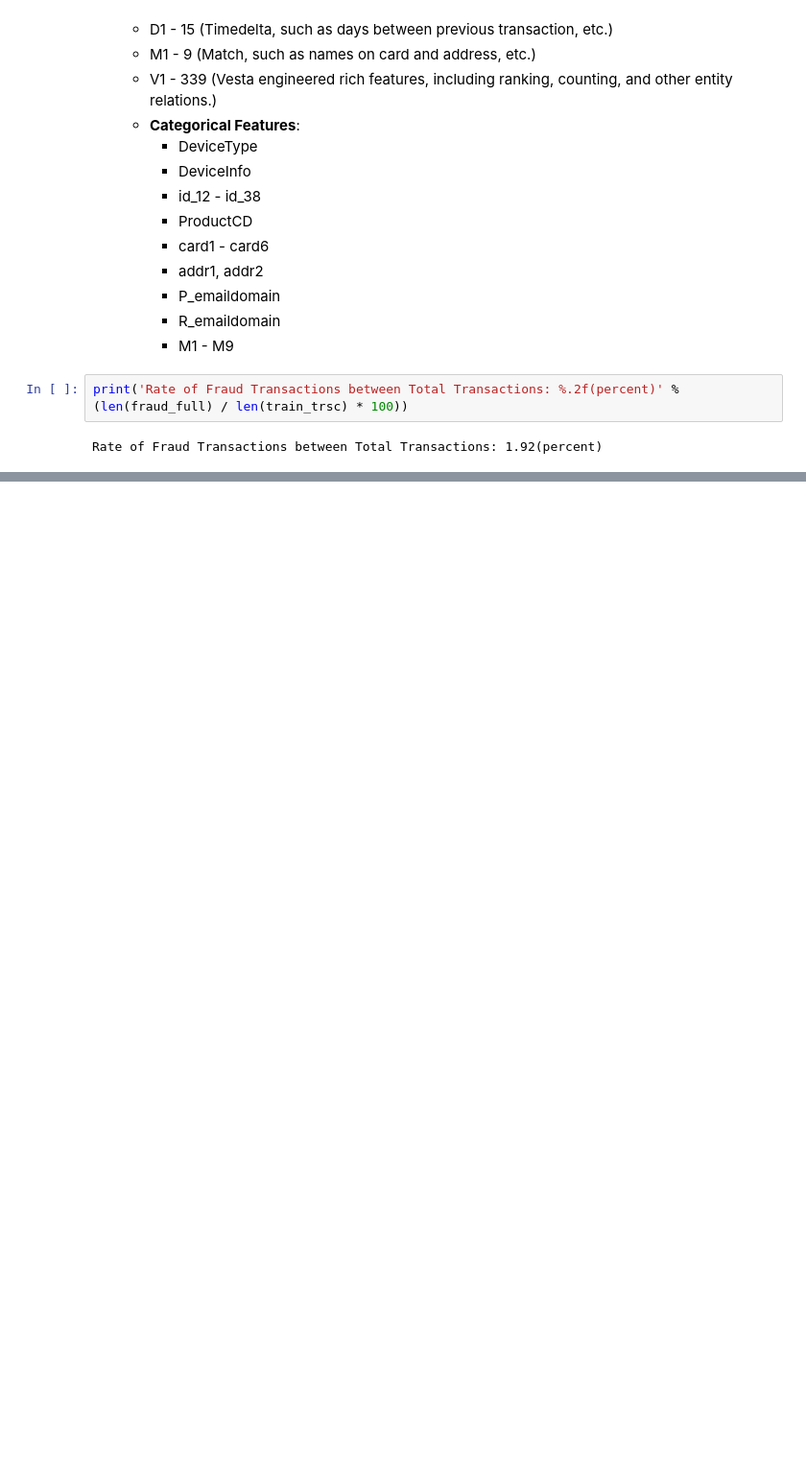
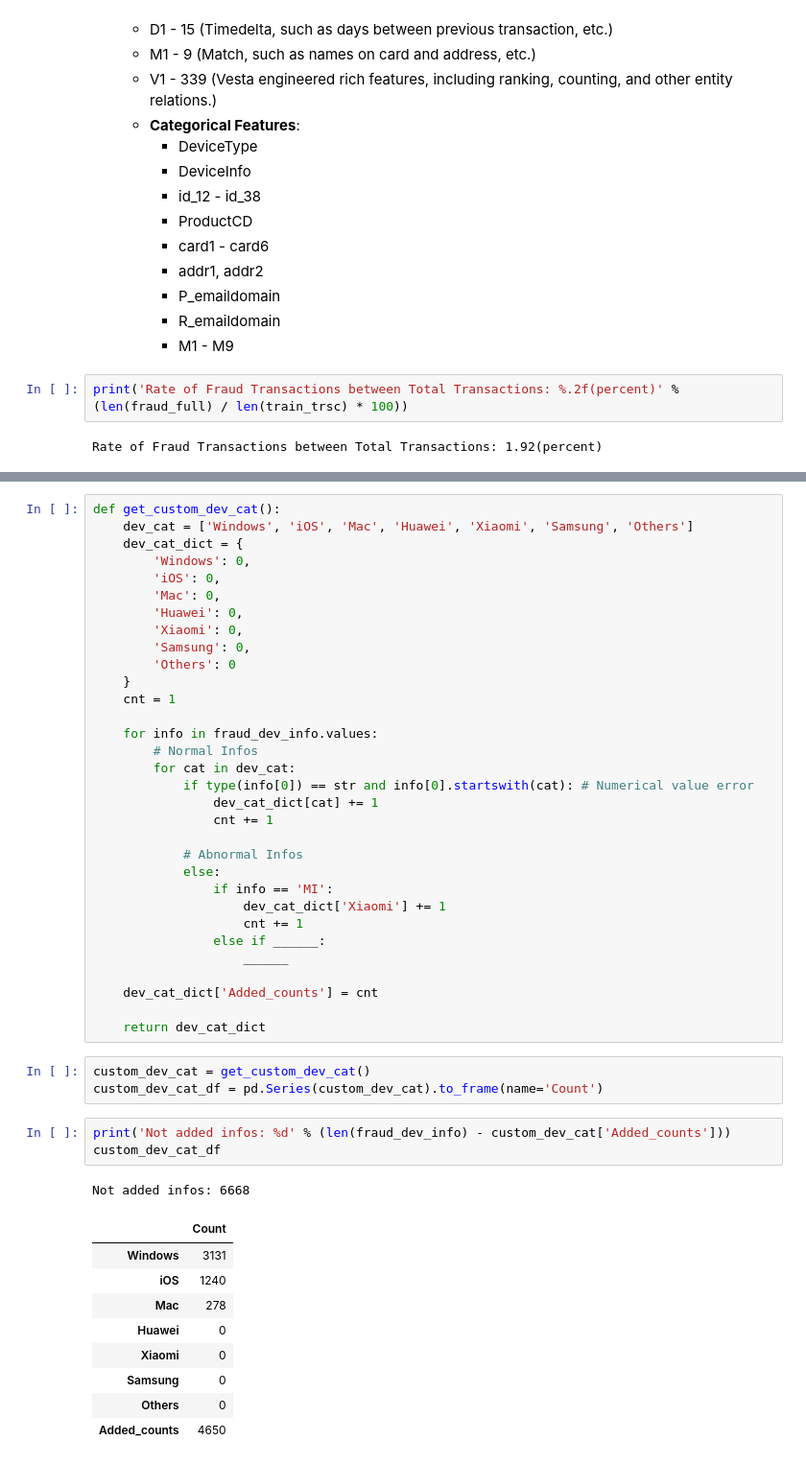
Before and after one commit to YI-Hongju/IEEE-CIS_Fraud_Detection, a Jupyter notebook: src/main.ipynb, the cells around one changed output, grey strips where cells are left out. Shown at 96% size. Cells and saved outputs as stored; diff of their text form; blank space fills up the shorter version.

```diff
--- a/src/main.ipynb
+++ b/src/main.ipynb
@@ -227,0 +263,49 @@ Rate of Fraud Transactions between Total Transactions: 1.92(percent)
+# %%
+def get_custom_dev_cat():
+    dev_cat = ['Windows', 'iOS', 'Mac', 'Huawei', 'Xiaomi', 'Samsung', 'Others']
+    dev_cat_dict = {
+        'Windows': 0,
+        'iOS': 0,
+        'Mac': 0,
+        'Huawei': 0,
+        'Xiaomi': 0,
+        'Samsung': 0,
+        'Others': 0
+    }
+    cnt = 1
+
+    for info in fraud_dev_info.values:
+        # Normal Infos
+        for cat in dev_cat:
+            if type(info[0]) == str and info[0].startswith(cat): # Numerical value error
+                dev_cat_dict[cat] += 1
+                cnt += 1
+
+            # Abnormal Infos
+            else:
+                if info == 'MI':
+                    dev_cat_dict['Xiaomi'] += 1
+                    cnt += 1
+                else if ______:
+                    ______
+
+    dev_cat_dict['Added_counts'] = cnt
+
+    return dev_cat_dict
+# %%
+custom_dev_cat = get_custom_dev_cat()
+custom_dev_cat_df = pd.Series(custom_dev_cat).to_frame(name='Count')
+# %%
+print('Not added infos: %d' % (len(fraud_dev_info) - custom_dev_cat['Added_counts']))
+custom_dev_cat_df
+# %% [output]
+Not added infos: 6668
+|  | Count |
+| Windows | 3131 |
+| iOS | 1240 |
+| Mac | 278 |
+| Huawei | 0 |
+| Xiaomi | 0 |
+| Samsung | 0 |
+| Others | 0 |
+| Added_counts | 4650 |
```
Also changed, not shown: parts of 7 cells of this notebook.
